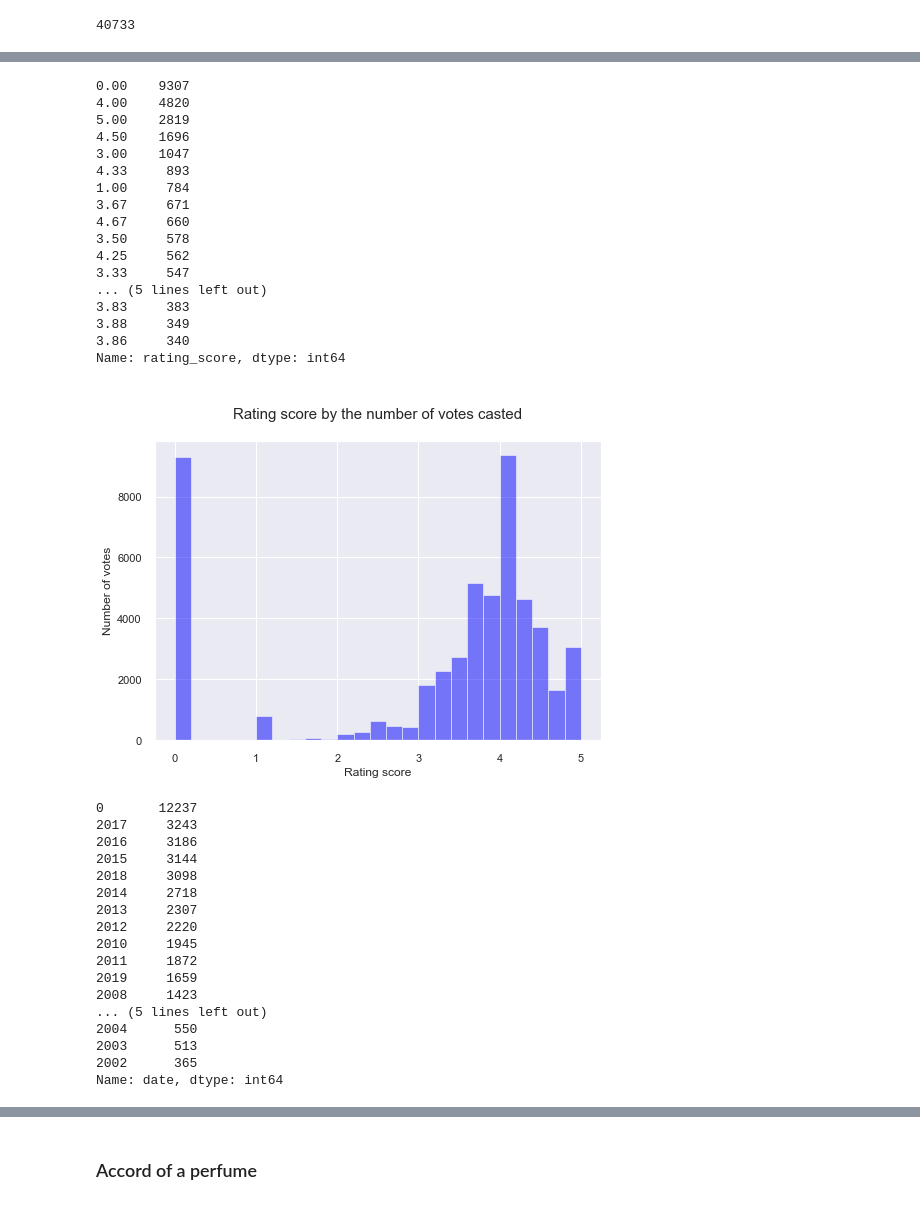
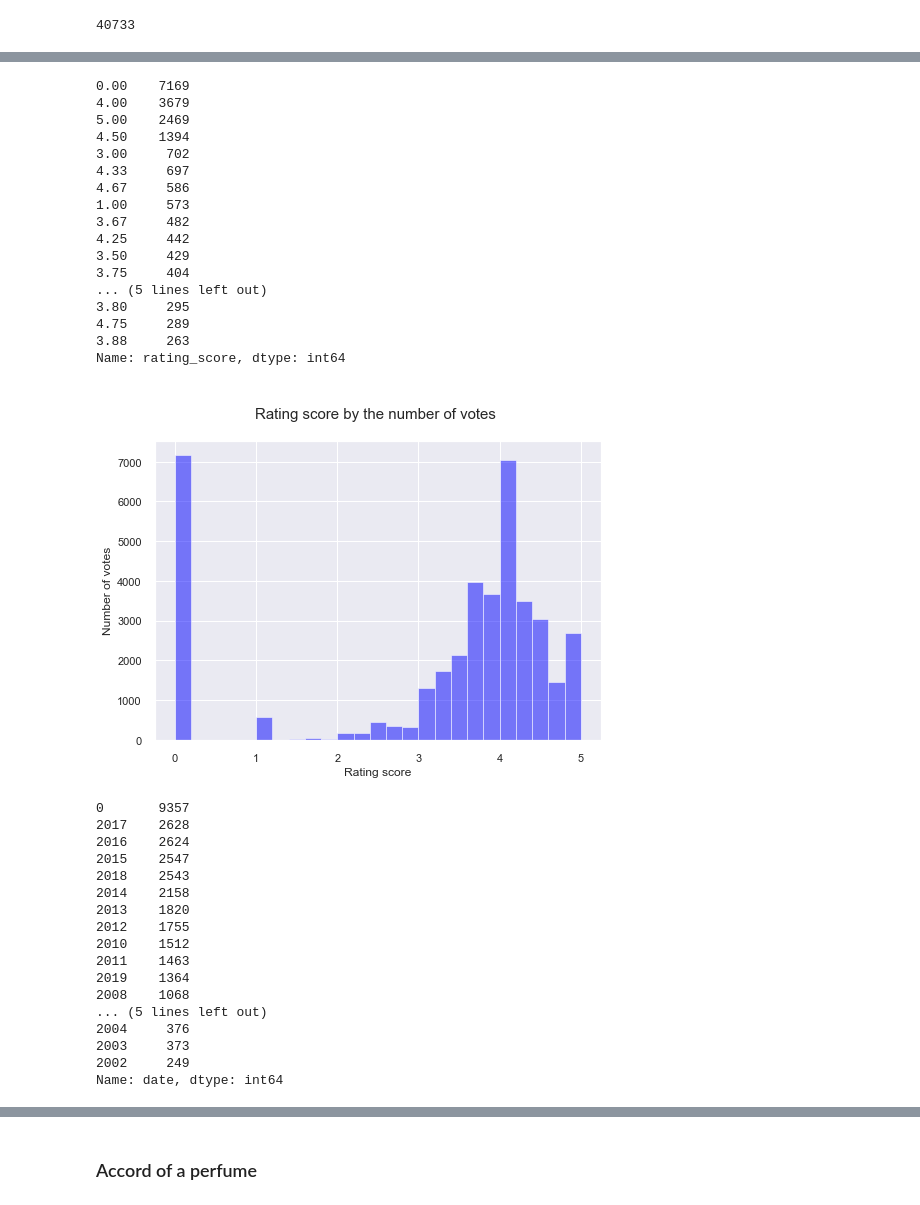
Before and after one commit to katarzynajanicka/fragrance-cluster-analysis, a Jupyter notebook: fragrances.ipynb, the cells around one changed output, grey strips where cells are left out. Cells and saved outputs as stored; diff of their text form; code cells hidden in the pictures.

```diff
--- a/fragrances.ipynb
+++ b/fragrances.ipynb
@@ -127,3 +139,7 @@ Name: gender, dtype: int64
 df1['gender'].count()
 # %% [output]
 40733
+# %%
+# include only fragrances for women
+df1 = df1.loc[df1['gender']=='women']
+df1.head()
@@ -131,53 +154,53 @@ df1['gender'].count()
 # group by rating_score
 df1['rating_score'].value_counts().head(20)
 # %% [output]
-0.00    9307
-4.00    4820
-5.00    2819
-4.50    1696
-3.00    1047
-4.33     893
-1.00     784
-3.67     671
-4.67     660
-3.50     578
-4.25     562
-3.33     547
+0.00    7169
+4.00    3679
+5.00    2469
+4.50    1394
+3.00     702
+4.33     697
+4.67     586
+1.00     573
+3.67     482
+4.25     442
+3.50     429
+3.75     404
 ... (5 lines left out)
-3.83     383
-3.88     349
-3.86     340
+3.80     295
+4.75     289
+3.88     263
 Name: rating_score, dtype: int64
 # %%
 # plot a histogram with the rating score in bins
 sc = df1['rating_score']
 plt.hist(sc, 25, facecolor='blue', alpha=0.5)
-plt.title('\nRating score by the number of votes casted\n', fontsize=15)
+plt.title('\nRating score by the number of votes \n', fontsize=15)
 plt.xlabel('Rating score')
 plt.ylabel('Number of votes')
 plt.show()
 # %% [output]
-[figure, old version]
+[figure, new version]
 # %%
 # group by date
 df1['date'].value_counts().head(20)
 # %% [output]
-0       12237
-2017     3243
-2016     3186
-2015     3144
-2018     3098
-2014     2718
-2013     2307
-2012     2220
-2010     1945
-2011     1872
-2019     1659
-2008     1423
+0       9357
+2017    2628
+2016    2624
+2015    2547
+2018    2543
+2014    2158
+2013    1820
+2012    1755
+2010    1512
+2011    1463
+2019    1364
+2008    1068
 ... (5 lines left out)
-2004      550
-2003      513
-2002      365
+2004     376
+2003     373
+2002     249
 Name: date, dtype: int64
 # %%
 # display top 10 brands
```
Also changed, not shown: parts of 55 cells of this notebook.
